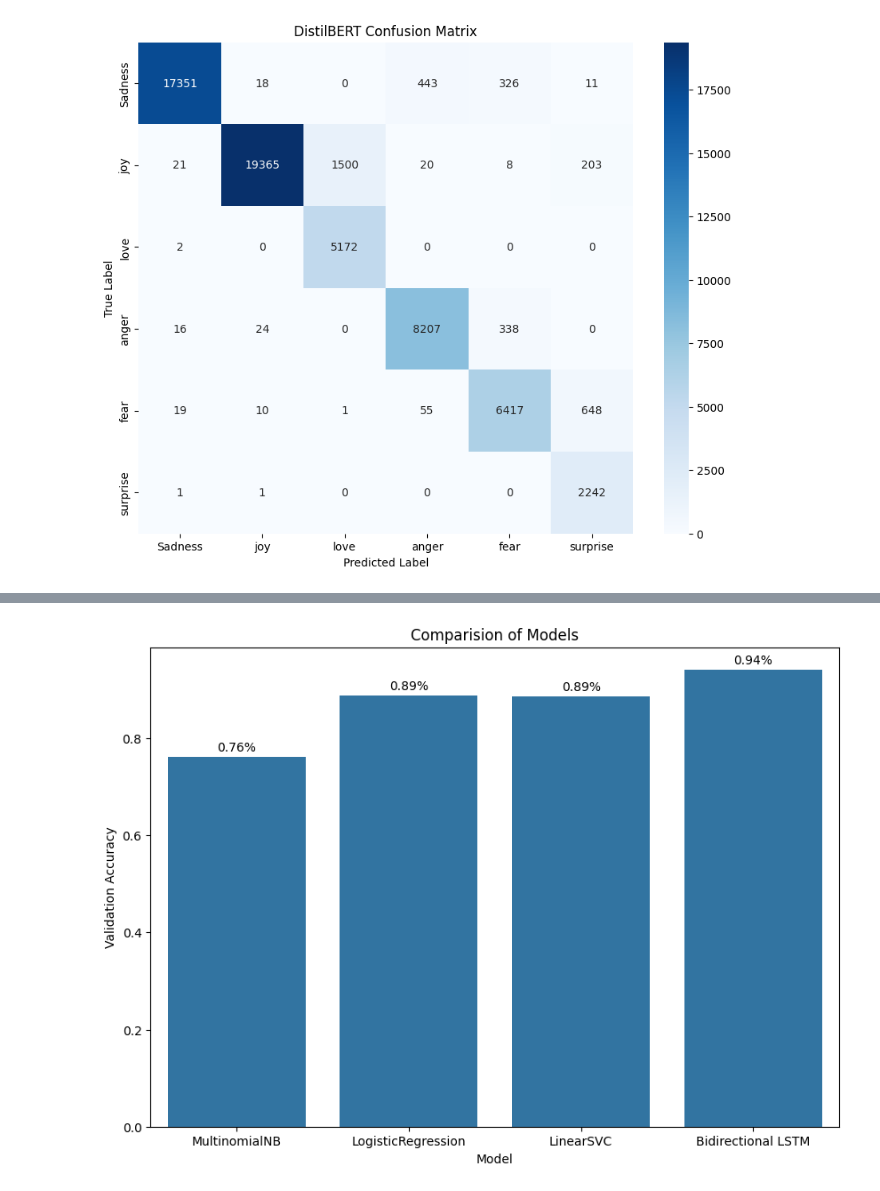
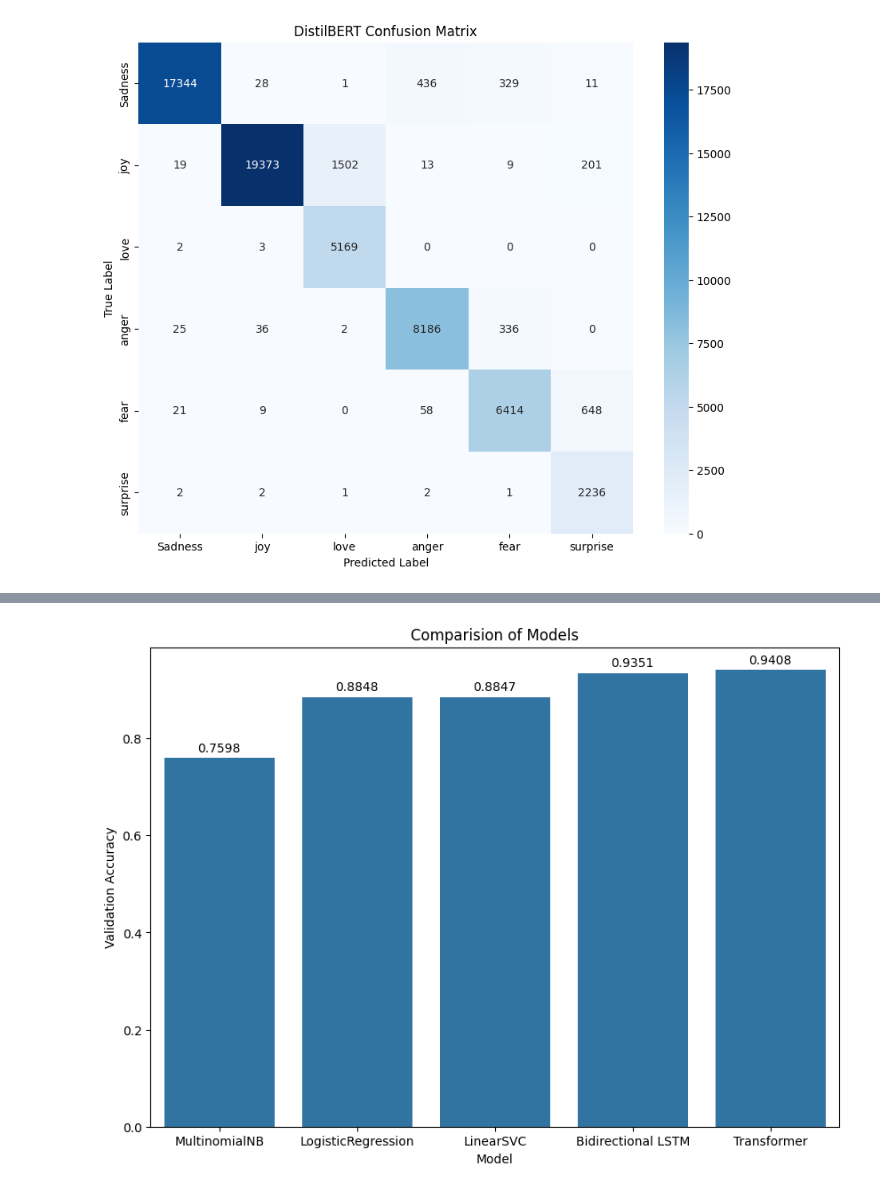
Before and after one commit to ravi2248/Emotion-Classification-in-Twitter-Messages, a Jupyter notebook: Emotion Classification.ipynb, the cells around one changed output, grey strips where cells are left out. Saved outputs shown, nothing was run; the diff lists cells and outputs as text; code cells hidden in the pictures.

```diff
--- a/Emotion Classification.ipynb
+++ b/Emotion Classification.ipynb
@@ -988,7 +901,7 @@ loss = SparseCategoricalCrossentropy(from_logits=True)
 # %%
 metric = SparseCategoricalAccuracy('Accuracy')
 # %%
-model.compile(
+model_distil.compile(
     optimizer=optimizer,
     loss=loss,
     metrics=[metric]
@@ -1015,7 +928,7 @@ Trainable params: 66958086 (255.42 MB)
 Non-trainable params: 0 (0.00 Byte)
 _________________________________________________________________
 # %%
-history_distilbert = model.fit(
+history_distilbert = model_distil.fit(
     train_data,
     validation_data=val_data,
     epochs=3,
@@ -1062,3 +975,3 @@ plt.show()
 # %%
-y_pred_transformer = model.predict(test_data)
+y_pred_transformer = model_distil.predict(test_data)
 # %% [output]
@@ -1106,12 +1130,20 @@ accuracies = {
+# %%
+accuracies = {
+    'MultinomialNB': accuracy_score(y_test, model_nb.predict(X_test_tfidf)),
+    'LogisticRegression': accuracy_score(y_test, model_lr.predict(X_test_tfidf)),
+    'LinearSVC': accuracy_score(y_test, model_svc.predict(X_test_tfidf)),
+    'Bidirectional LSTM': accuracy_score(y_test_rnn, y_pred_test),
+    'Transformer': accuracy_score(y_test_rnn, y_pred_distilbert)
+}
 # %%
 accuracies_series = pd.Series(accuracies)
 # %%
 plt.figure(figsize=(10, 7))
 ax = sns.barplot(x=accuracies_series.index, y=accuracies_series.values)
-ax.bar_label(ax.containers[0], fmt='%.2f%%', padding=3)
+ax.bar_label(ax.containers[0], fmt='%.4f', padding=3)
 plt.ylabel('Validation Accuracy')
 plt.xlabel('Model')
 plt.title('Comparision of Models')
 plt.show()
 # %% [output]
-[figure, old version]
+[figure, new version]
```
Also changed, not shown: parts of 53 cells of this notebook, 3 other files.
